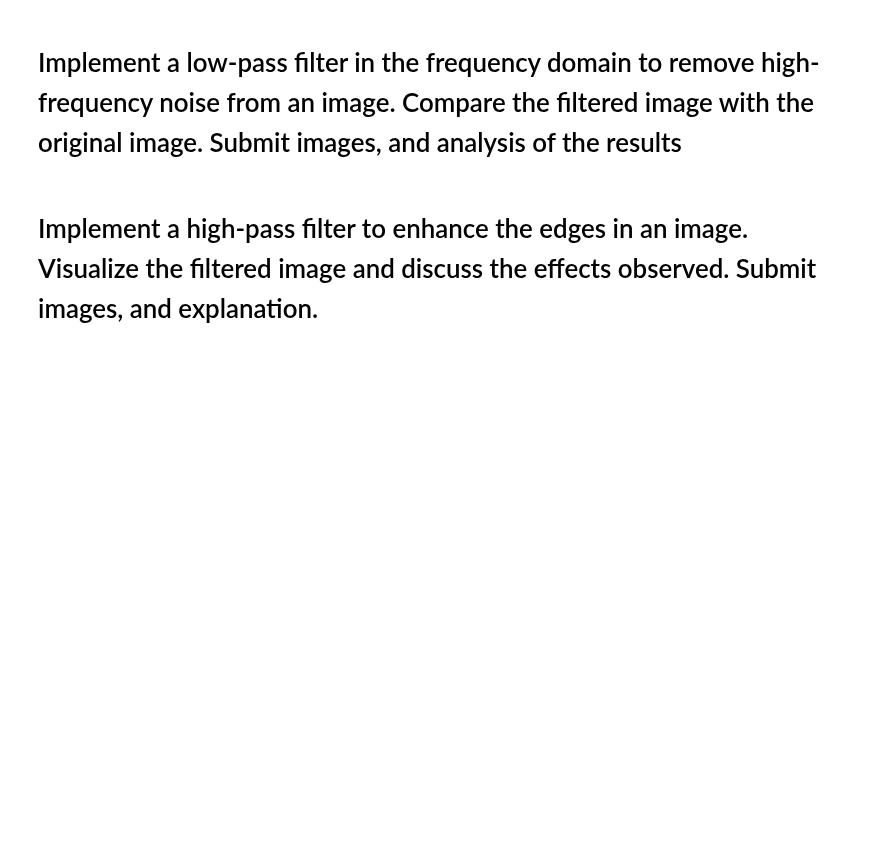
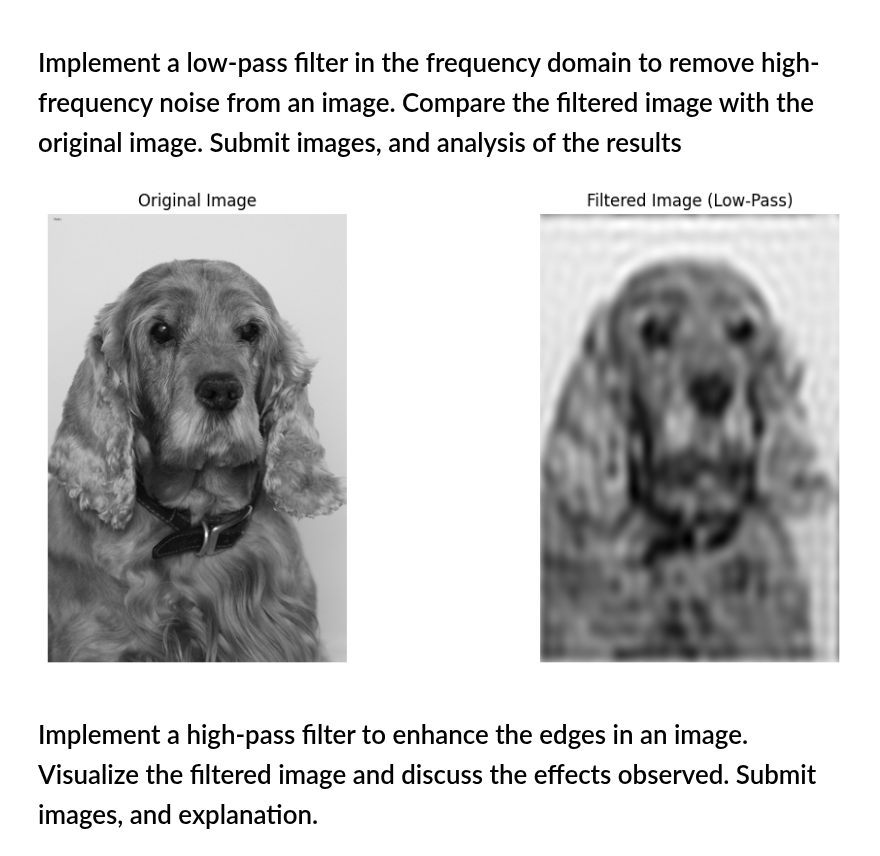
Before and after one commit to Anders-Stubberud/IT3212, a Jupyter notebook: assignment_2/anders_fourier_transform.ipynb, the cells around one changed output. Saved outputs shown, nothing was run; the diff lists cells and outputs as text; code cells hidden in the pictures; blank space fills up the shorter version.

```diff
--- a/assignment_2/anders_fourier_transform.ipynb
+++ b/assignment_2/anders_fourier_transform.ipynb
@@ -40,5 +38,39 @@ plt.show()
 # %% [markdown]
 #  Implement a low-pass filter in the frequency domain to remove high-frequency noise from an image. Compare the filtered image with the original image. Submit images, and analysis of the results
+# %%
+# Create a low-pass filter mask
+rows, cols = image.shape
+crow, ccol = rows // 2, cols // 2  # Center of the image
+radius = 20  # Adjust radius as needed for filtering
+mask = np.zeros((rows, cols, 2), np.uint8)
+cv2.circle(mask, (ccol, crow), radius, (1, 1), thickness=-1)  # Create a circular mask
+
+# Apply the mask to the DFT
+filtered_dft_shift = dft_shift * mask
+
+# Inverse DFT to get the filtered image
+filtered_dft_shift_ishift = np.fft.ifftshift(filtered_dft_shift)
+filtered_image = cv2.idft(filtered_dft_shift_ishift)
+filtered_image_magnitude = cv2.magnitude(filtered_image[:, :, 0], filtered_image[:, :, 1])
+
+# Plot the original image and the filtered image
+plt.figure(figsize=(12, 6))
+
+# Original Image
+plt.subplot(1, 2, 1)
+plt.imshow(image, cmap='gray')
+plt.title('Original Image')
+plt.axis('off')
+
+# Filtered Image
+plt.subplot(1, 2, 2)
+plt.imshow(filtered_image_magnitude, cmap='gray')
+plt.title('Filtered Image (Low-Pass)')
+plt.axis('off')
+
+plt.show()
+# %% [output]
+[figure, added]
 # %% [markdown]
 # Implement a high-pass filter to enhance the edges in an image. Visualize the filtered image and discuss the effects observed. Submit images, and explanation.
 # %% [markdown]
```
Also changed, not shown: parts of 1 cell of this notebook.
